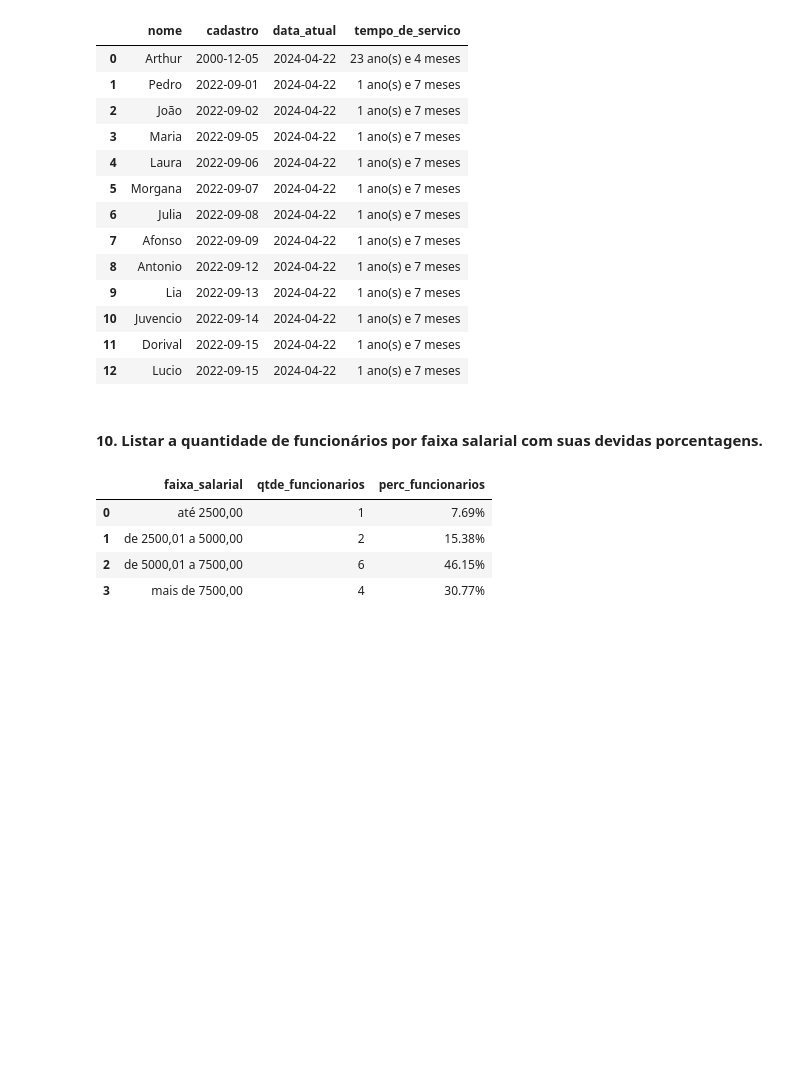
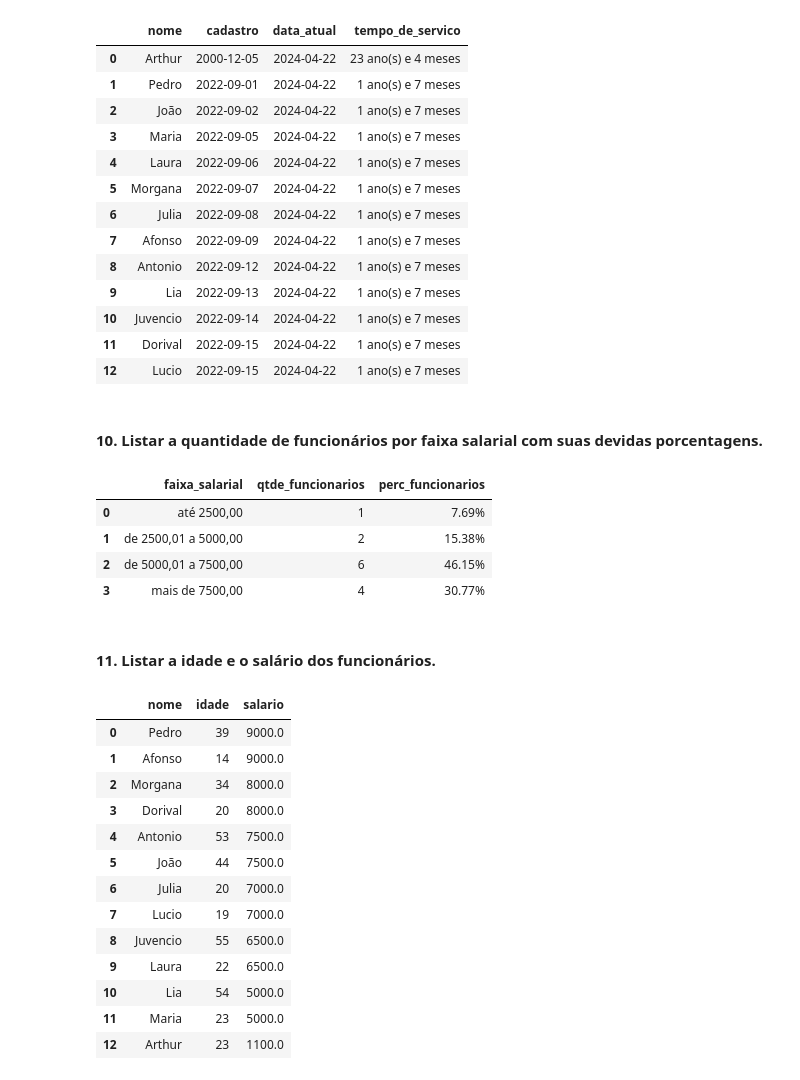
Before and after one commit to GregoryLavor/analise-lotacao, a Jupyter notebook: Analise_Lotacao.ipynb, the cells around one changed output. Drawn from its saved outputs; the diff is of its cells as text; code cells hidden in the pictures; blank space fills up the shorter version.

```diff
--- a/Analise_Lotacao.ipynb
+++ b/Analise_Lotacao.ipynb
@@ -361,3 +376,31 @@ ps.sqldf(query,locals())
 | 1 | de 2500,01 a 5000,00 | 2 | 15.38% |
 | 2 | de 5000,01 a 7500,00 | 6 | 46.15% |
 | 3 | mais de 7500,00 | 4 | 30.77% |
+# %% [markdown]
+#### 11. Listar a idade e o salário dos funcionários.
+# %%
+query = """
+select
+cf.nome,
+date('now') - date(cf.nascimento) - (strftime('%m-%d',date('now')) < strftime('%m-%d',date(cf.nascimento))) as idade,
+lt.salario
+from tb_lotacao as lt
+inner join tb_funcionario as cf on cf.id = lt.id_funcionario
+order by salario desc,idade desc
+"""
+ps.sqldf(query,locals())
+# %% [output]
+|  | nome | idade | salario |
+| 0 | Pedro | 39 | 9000.0 |
+| 1 | Afonso | 14 | 9000.0 |
+| 2 | Morgana | 34 | 8000.0 |
+| 3 | Dorival | 20 | 8000.0 |
+| 4 | Antonio | 53 | 7500.0 |
+| 5 | João | 44 | 7500.0 |
+| 6 | Julia | 20 | 7000.0 |
+| 7 | Lucio | 19 | 7000.0 |
+| 8 | Juvencio | 55 | 6500.0 |
+| 9 | Laura | 22 | 6500.0 |
+| 10 | Lia | 54 | 5000.0 |
+| 11 | Maria | 23 | 5000.0 |
+| 12 | Arthur | 23 | 1100.0 |
```
Also changed, not shown: parts of 4 cells of this notebook.
